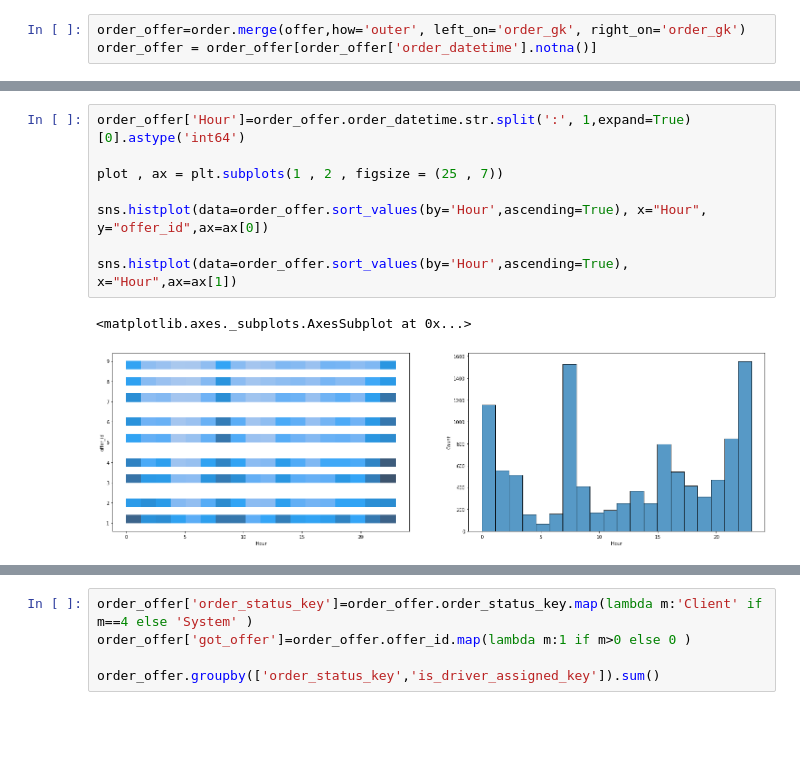
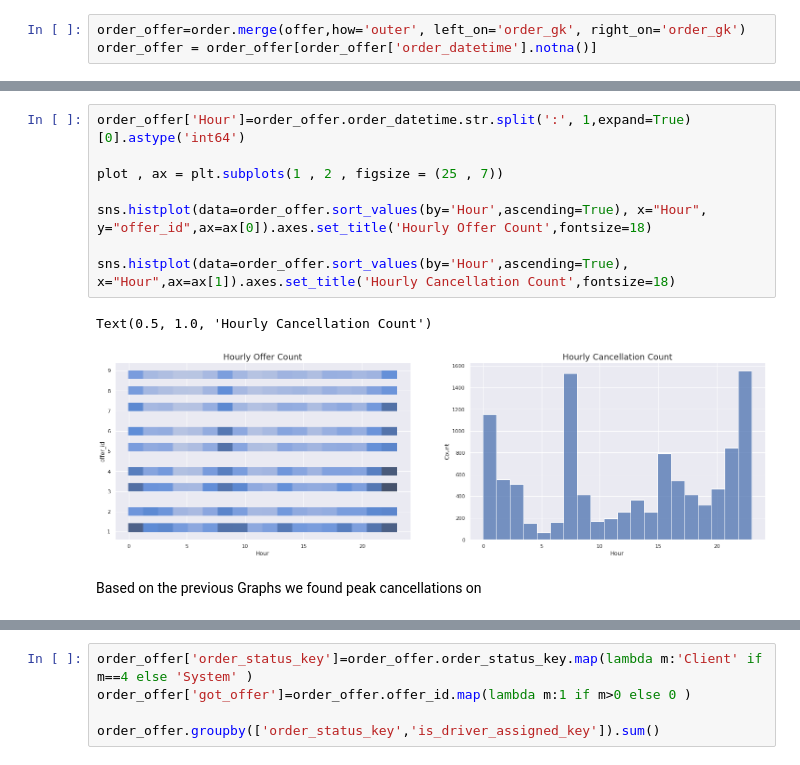
Before and after one commit to Bahaakhalled/Insights-Failed-Orders-Gett-Strata, a Jupyter notebook: Notebook.ipynb, the cells around one changed output, grey strips where cells are left out. Saved outputs shown, nothing was run; the diff lists cells and outputs as text; blank space fills up the shorter version.

```diff
--- a/Notebook.ipynb
+++ b/Notebook.ipynb
@@ -93,11 +87,13 @@ dtype: int64
 # %%
 order_offer['Hour']=order_offer.order_datetime.str.split(':', 1,expand=True)[0].astype('int64')
 
 plot , ax = plt.subplots(1 , 2 , figsize = (25 , 7))
 
-sns.histplot(data=order_offer.sort_values(by='Hour',ascending=True), x="Hour", y="offer_id",ax=ax[0])
+sns.histplot(data=order_offer.sort_values(by='Hour',ascending=True), x="Hour", y="offer_id",ax=ax[0]).axes.set_title('Hourly Offer Count',fontsize=18)
 
-sns.histplot(data=order_offer.sort_values(by='Hour',ascending=True), x="Hour",ax=ax[1])
+sns.histplot(data=order_offer.sort_values(by='Hour',ascending=True), x="Hour",ax=ax[1]).axes.set_title('Hourly Cancellation Count',fontsize=18)
 # %% [output]
-<matplotlib.axes._subplots.AxesSubplot at 0x...>
+Text(0.5, 1.0, 'Hourly Cancellation Count')
-[figure, old version]
+[figure, new version]
+# %% [markdown]
+Based on the previous Graphs we found peak cancellations  on
```
Also changed, not shown: parts of 24 cells of this notebook.
